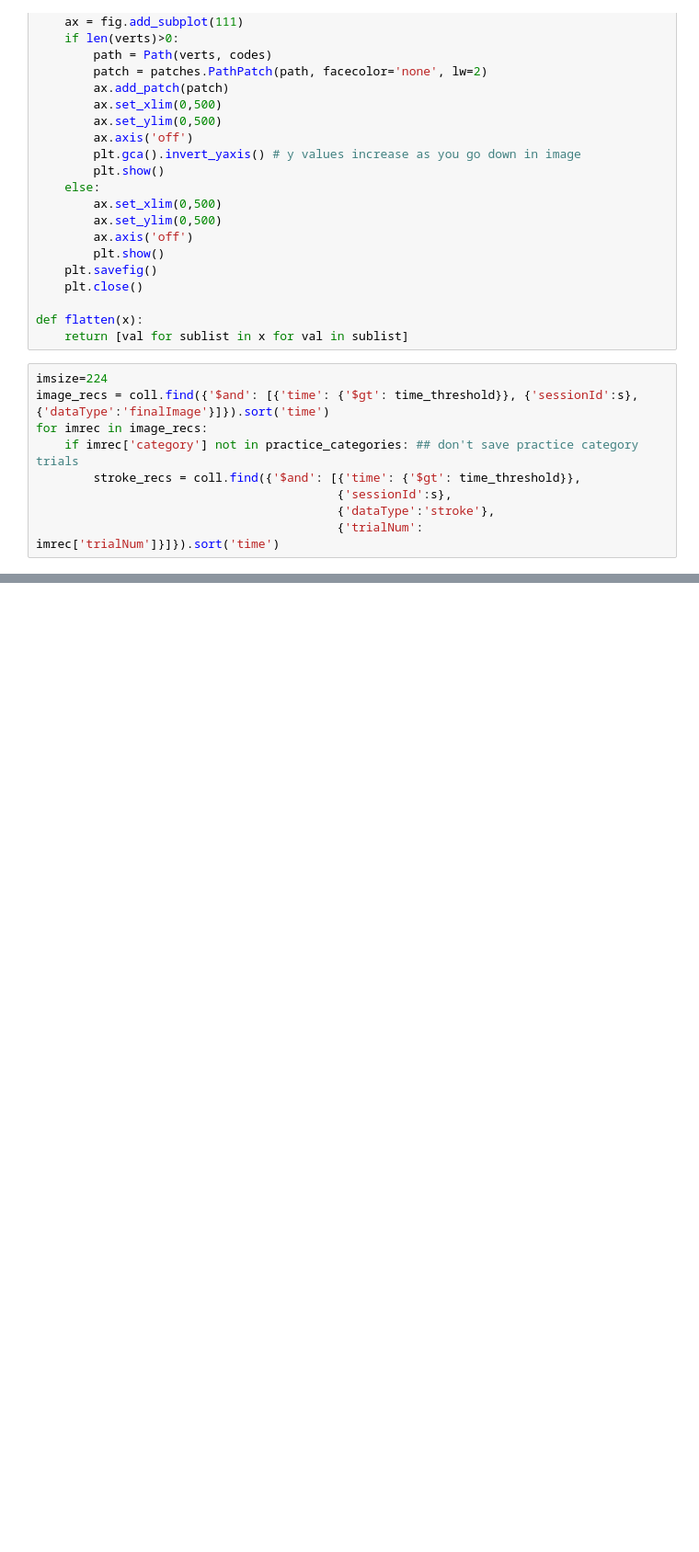
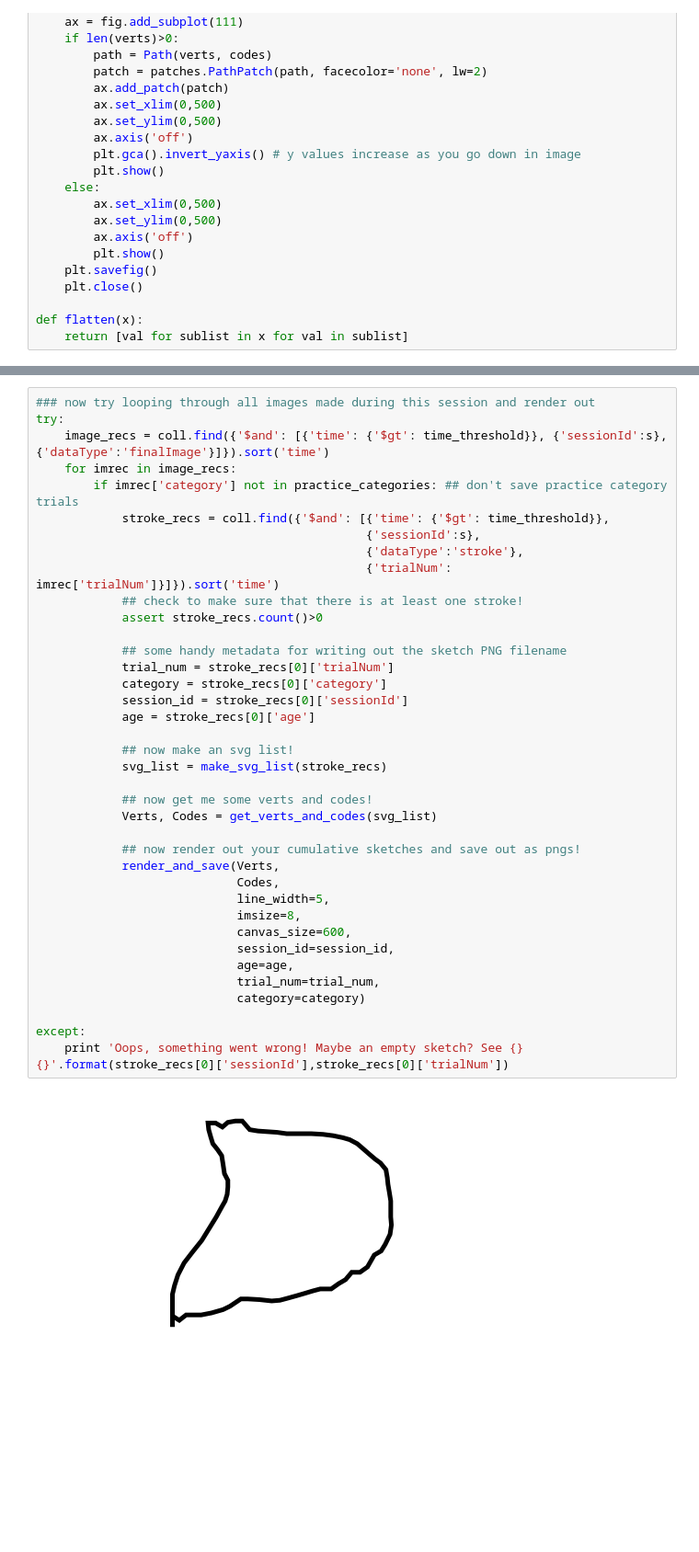
Before and after one commit to brialorelle/kiddraw, a Jupyter notebook: analysis/museumdraw/python/render_svgs_test.ipynb, the cells around one changed output, grey strips where cells are left out. Shown at 92% size. Saved outputs shown, nothing was run; the diff lists cells and outputs as text; blank space fills up the shorter version.

Commit message:
refactor code so that it is a little more readable and loops through all images produced in session

```diff
--- a/analysis/museumdraw/python/render_svgs_test.ipynb
+++ b/analysis/museumdraw/python/render_svgs_test.ipynb
@@ -117,12 +117,3 @@ def path_renderer(verts, codes):
 
 def flatten(x):
     return [val for sublist in x for val in sublist]
-# %%
-imsize=224
-image_recs = coll.find({'$and': [{'time': {'$gt': time_threshold}}, {'sessionId':s}, {'dataType':'finalImage'}]}).sort('time')
-for imrec in image_recs:
-    if imrec['category'] not in practice_categories: ## don't save practice category trials
-        stroke_recs = coll.find({'$and': [{'time': {'$gt': time_threshold}},
-                                          {'sessionId':s},
-                                          {'dataType':'stroke'},
-                                          {'trialNum': imrec['trialNum']}]}).sort('time')
@@ -216,0 +215,40 @@ for i,verts in enumerate(Verts):
+# %%
+### now try looping through all images made during this session and render out
+try:
+    image_recs = coll.find({'$and': [{'time': {'$gt': time_threshold}}, {'sessionId':s}, {'dataType':'finalImage'}]}).sort('time')
+    for imrec in image_recs:
+        if imrec['category'] not in practice_categories: ## don't save practice category trials
+            stroke_recs = coll.find({'$and': [{'time': {'$gt': time_threshold}},
+                                              {'sessionId':s},
+                                              {'dataType':'stroke'},
+                                              {'trialNum': imrec['trialNum']}]}).sort('time')
+            ## check to make sure that there is at least one stroke!
+            assert stroke_recs.count()>0
+
+            ## some handy metadata for writing out the sketch PNG filename
+            trial_num = stroke_recs[0]['trialNum']
+            category = stroke_recs[0]['category']
+            session_id = stroke_recs[0]['sessionId']
+            age = stroke_recs[0]['age']
+
+            ## now make an svg list!
+            svg_list = make_svg_list(stroke_recs)
+
+            ## now get me some verts and codes!
+            Verts, Codes = get_verts_and_codes(svg_list)
+
+            ## now render out your cumulative sketches and save out as pngs!
+            render_and_save(Verts,
+                            Codes,
+                            line_width=5,
+                            imsize=8,
+                            canvas_size=600,
+                            session_id=session_id,
+                            age=age,
+                            trial_num=trial_num,
+                            category=category)
+
+except:
+    print 'Oops, something went wrong! Maybe an empty sketch? See {} {}'.format(stroke_recs[0]['sessionId'],stroke_recs[0]['trialNum'])
+# %% [output]
+[figure, added]
```
Also changed, not shown: parts of 4 cells of this notebook.
